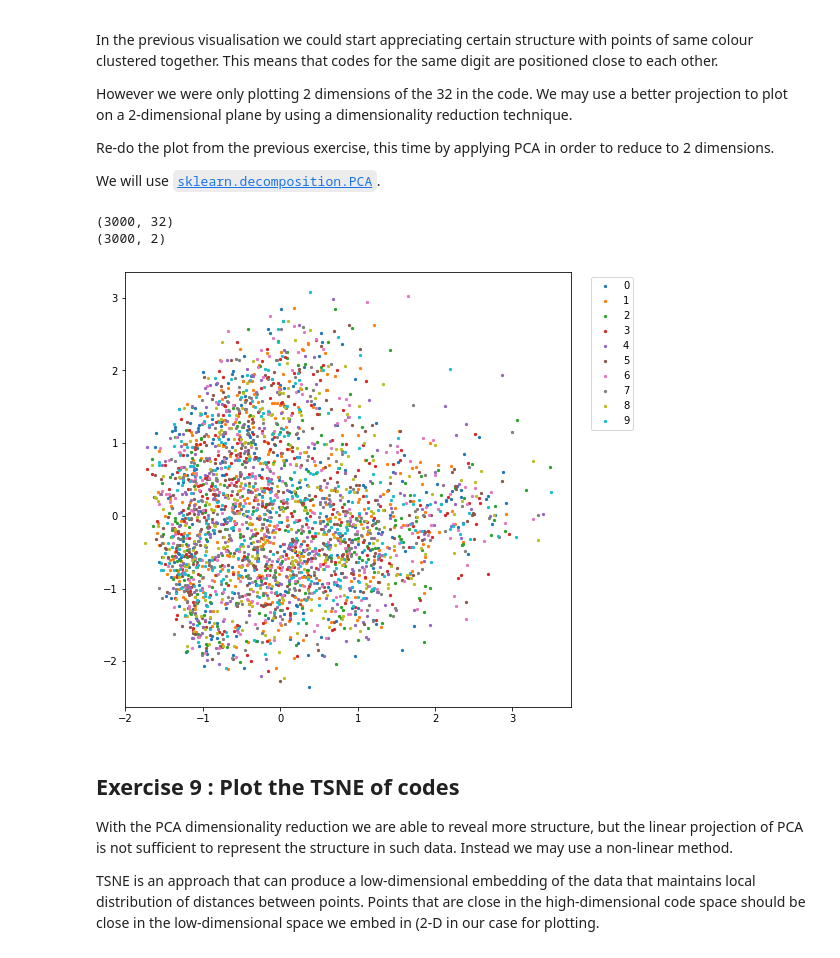
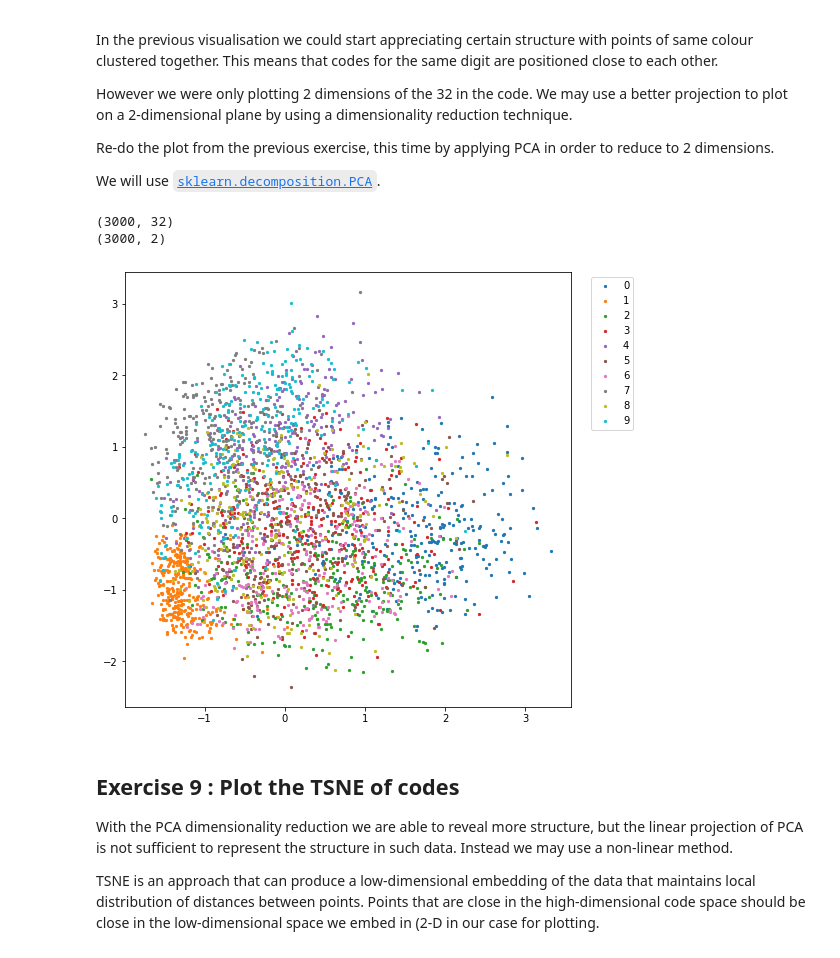
Before and after one commit to AyonRRahman/Deep_learning, a Jupyter notebook: TP_06_Autoencoder_(AE)_and_denoising_AE_Actual_Code.ipynb, the cells around one changed output. Cells and saved outputs as stored; diff of their text form; code cells hidden in the pictures.

```diff
--- a/TP_06_Autoencoder_(AE)_and_denoising_AE_Actual_Code.ipynb
+++ b/TP_06_Autoencoder_(AE)_and_denoising_AE_Actual_Code.ipynb
@@ -556,6 +547,7 @@ def ex_plot_codes_pca(model, train_set):
     ### BEGIN SOLUTION
     # Forward the model on one batch
     dataloader = torch.utils.data.DataLoader(train_set, batch_size=int(len(train_set)*0.05), shuffle = True)
+    data_dict = {0:[], 1:[], 2:[], 3:[], 4:[], 5:[], 6:[], 7:[], 8:[], 9:[]}
 
     was_training = model.eval()
     for it, data in enumerate(dataloader):
@@ -567,17 +559,21 @@ def ex_plot_codes_pca(model, train_set):
             # Forward pass of the model
             ims_est, codes = model(ims)
 
+            for i in range(labels.shape[0]):
+
+                data_dict[labels[i].item()].append(i)
+
             break
 
-    data_dict = {0:[], 1:[], 2:[], 3:[], 4:[], 5:[], 6:[], 7:[], 8:[], 9:[]}
-    for it, data in enumerate(dataloader):
-        labels = data[1]
+    # data_dict = {0:[], 1:[], 2:[], 3:[], 4:[], 5:[], 6:[], 7:[], 8:[], 9:[]}
+    # for it, data in enumerate(dataloader):
+    #     labels = data[1]
 
-        for i in range(labels.shape[0]):
+    #     for i in range(labels.shape[0]):
 
-            data_dict[labels[i].item()].append(i)
+    #         data_dict[labels[i].item()].append(i)
 
-        break
+    #     break
 
     # print(data_dict)
     ### END SOLUTION
@@ -587,34 +583,34 @@ def ex_plot_codes_pca(model, train_set):
     labels = labels.cpu().detach().numpy()
 
     print(codes.shape)
 
     pca = PCA(n_components=2, whiten=True, svd_solver='full')
     pca.fit(codes)
     pca_code = pca.transform(codes)
     print(pca_code.shape)
 
     plt.figure(figsize=(8, 8))
 
     # For each digit
     for i in range(10):
         plt.scatter(pca_code[data_dict[i]][:,0], pca_code[data_dict[i]][:,1], s=5, label = i)
         # print(pca_code[data_dict[i]][:,0].shape)
         ### BEGIN SOLUTION
         # print(f"{i}: {len(data_dict[i])}")
 
 
 
 
         ### END SOLUTION
     plt.legend(bbox_to_anchor=(1.15, 1))
     plt.show()
 
 
 ex_plot_codes_pca(model_2, train_set)
 # %% [output]
 (3000, 32)
 (3000, 2)
-[figure, old version]
+[figure, new version]
 # %% [markdown]
 ## Exercise 9 : Plot the TSNE of codes
 
```
Also changed, not shown: parts of 6 cells of this notebook.
